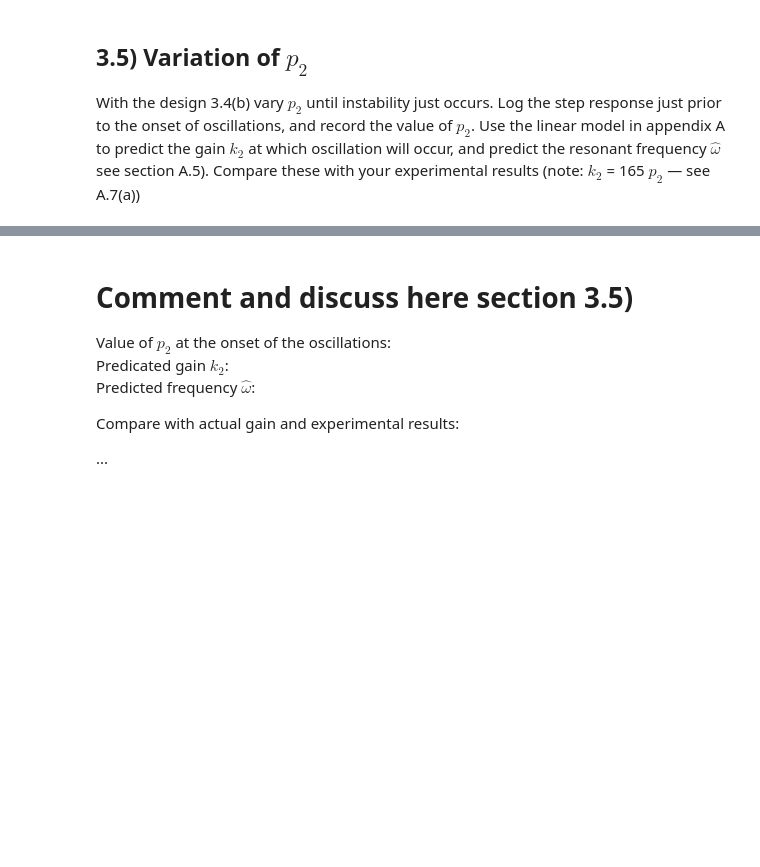
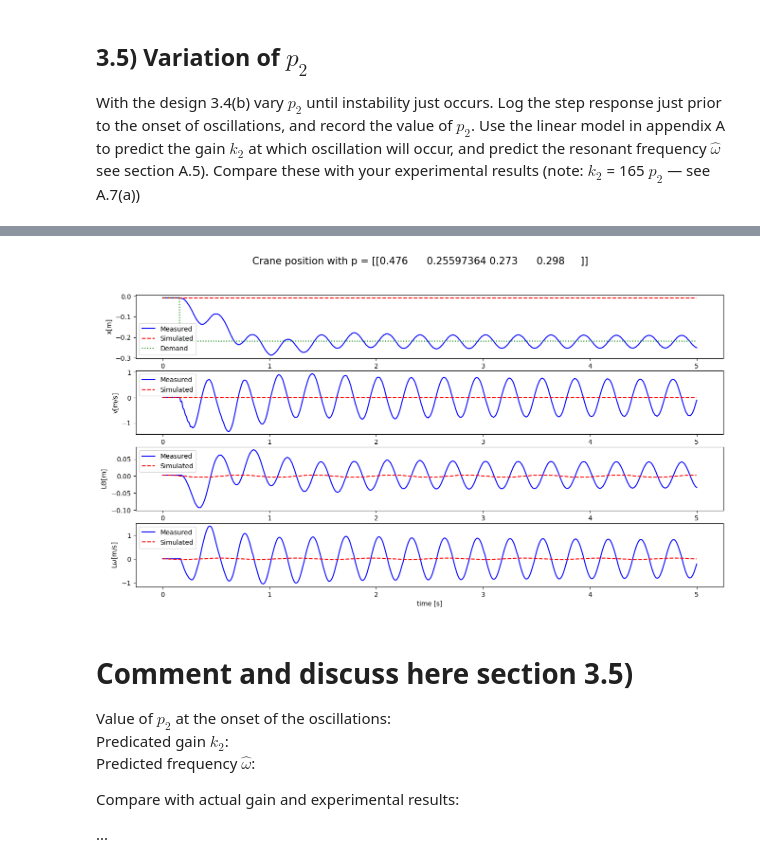
Before and after one commit to OliverJiang2025/Cambridge_Engineering_Coursework, a Jupyter notebook: 3F2_lab/3F2-Exp-Notebook.ipynb, the cells around one changed output, grey strips where cells are left out. Cells and saved outputs as stored; diff of their text form; code cells hidden in the pictures; blank space fills up the shorter version.

```diff
--- a/3F2_lab/3F2-Exp-Notebook.ipynb
+++ b/3F2_lab/3F2-Exp-Notebook.ipynb
@@ -377,3 +396,31 @@ plot_function_crane(t0,tf,tdata,xdata,tsim,x_sim,P)
 # %% [markdown]
 ## 3.5) Variation of $p_2$
 With the design 3.4(b) vary $p_2$ until instability just occurs. Log the step response just prior to the onset of oscillations, and record the value of $p_2$. Use the linear model in appendix A to predict the gain $k_2$ at which oscillation will occur, and predict the resonant frequency $\hat \omega$ see section A.5). Compare these with your experimental results (note: $k_2$ = 165 $p_2$ — see A.7(a))
+# %%
+p1 = 0.476
+p2 = 0.22 # onset of instability
+p3 = 0.273
+p4 = 0.298
+
+k1 = 617 * p1
+k2 = 165 * p2
+k3 = 1256 * p3
+k4 = -126 * p4
+
+"""
+k2^2 (k3 + w0 - w1) + k2k4 (k3 + w0 - k1) - k1k4^2 = 0
+"""
+a = k3 + w0 - w1
+b = k4*(k3 + w0 - k1)
+c = -k1 * k4**2
+k2_theory = (-b + np.sqrt(b**2 - 4*a*c))/(2*a)
+p2_theory = k2_theory/165
+
+w_r = np.sqrt(k2_theory/(k2_theory+k4) * w1)
+
+T = (4.78 - 1.09)/12
+f = 1/T
+
+print(f'measured p2 = {p2} \ntheoretical p2 = {p2_theory:.2f}')
+print(f'measured oscillation frequency = {f:.2f} Hz')
+print(f'theoretical oscillation frequency = {w_r:.2f} rad/s = {w_r/(2*np.pi):.2f} Hz')
@@ -396,14 +453,17 @@ SyntaxError: invalid syntax (3575674535.py, line 1)
 # %%
-t0 = ?; tf = ?# define the simlation time to be considered
+t0 = 0; tf = 5
+# define the simlation time to be considered
 
 # Set up the initial conditions and time index for the simulation, this uses the recorded data
 
 tsim = np.arange(t0,tf,h_sim)
 x0=scipy.interpolate.interp1d(tdata,xdata[:,:4].T)(t0)
 
 x_sim = solver_crane(x0,tsim,tdata,xdem,P)
 
 plot_function_crane(t0,tf,tdata,xdata,tsim,x_sim,P)
+# %% [output]
+[figure, added]
 # %% [markdown]
  # Comment and discuss here section 3.5)
  Value of $p_2$ at the onset of the oscillations: <br>
```
Also changed, not shown: parts of 15 cells of this notebook, 1 other file.
